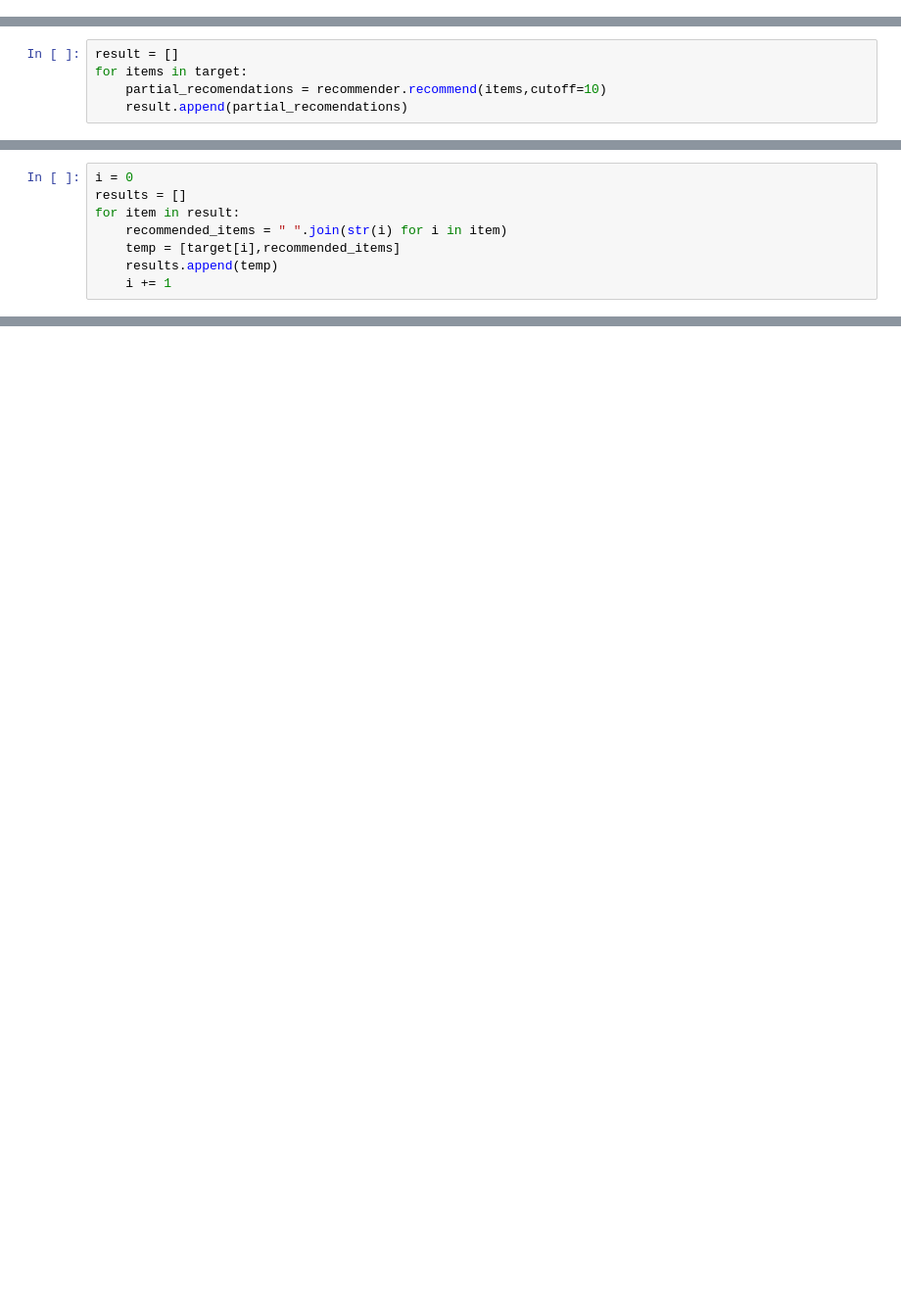
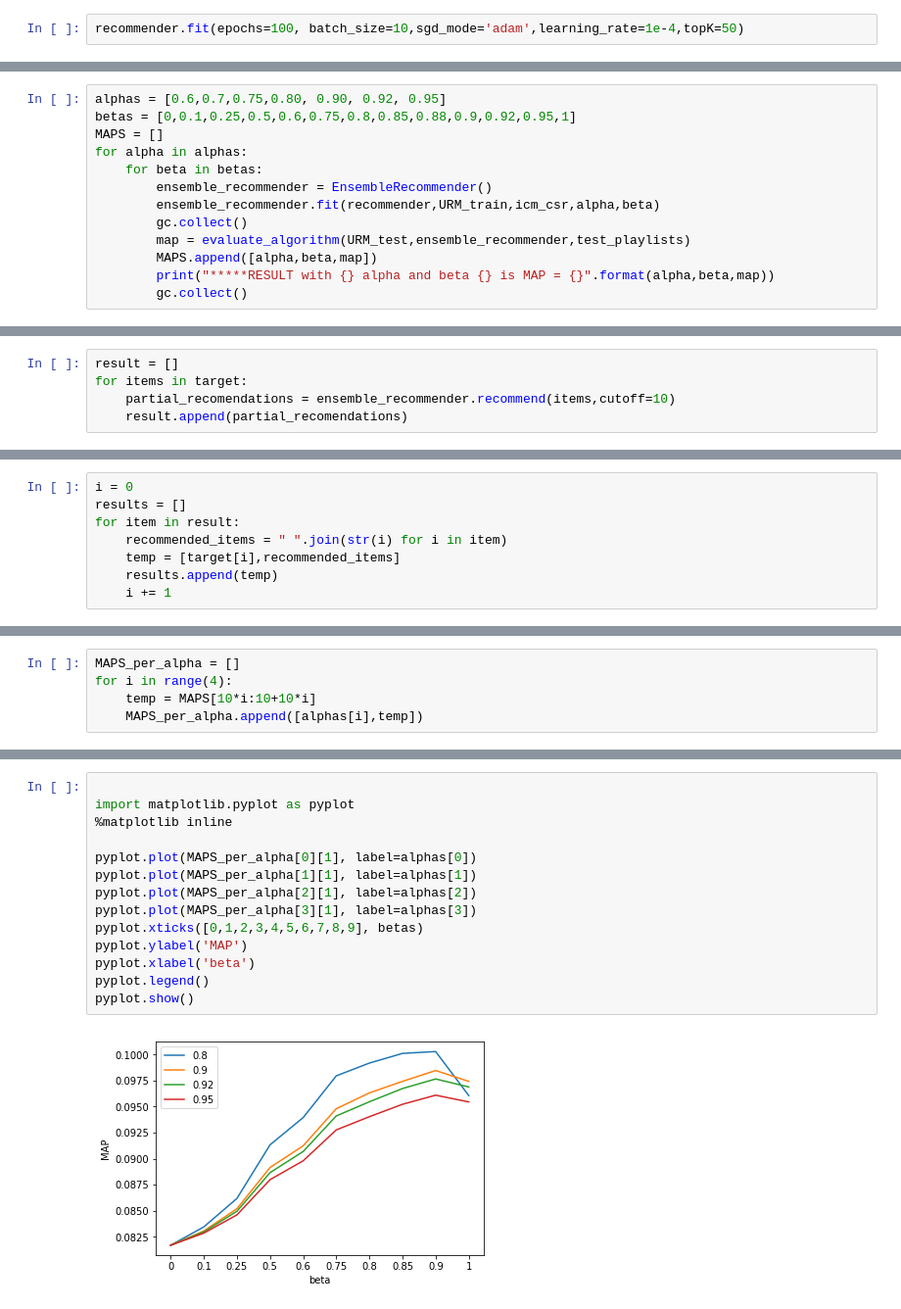
Before and after one commit to canniz/recsys, a Jupyter notebook: Notebooks/SLIM.ipynb, the cells around one changed output, grey strips where cells are left out. Shown at 98% size. Cells and saved outputs as stored; diff of their text form; blank space fills up the shorter version.

```diff
--- a/Notebooks/SLIM.ipynb
+++ b/Notebooks/SLIM.ipynb
@@ -80,0 +127,2 @@ KeyboardInterrupt:
+# %%
+recommender.fit(epochs=100, batch_size=10,sgd_mode='adam',learning_rate=1e-4,topK=50)
@@ -80,0 +279,13 @@ KeyboardInterrupt:
+# %%
+alphas = [0.6,0.7,0.75,0.80, 0.90, 0.92, 0.95]
+betas = [0,0.1,0.25,0.5,0.6,0.75,0.8,0.85,0.88,0.9,0.92,0.95,1]
+MAPS = []
+for alpha in alphas:
+    for beta in betas:
+        ensemble_recommender = EnsembleRecommender()
+        ensemble_recommender.fit(recommender,URM_train,icm_csr,alpha,beta)
+        gc.collect()
+        map = evaluate_algorithm(URM_test,ensemble_recommender,test_playlists)
+        MAPS.append([alpha,beta,map])
+        print("*****RESULT with {} alpha and beta {} is MAP = {}".format(alpha,beta,map))
+        gc.collect()
@@ -88,7 +321,7 @@ divided_target = [target[i * n:(i + 1) * n] for i in range((len(target) + n - 1)
 # %%
 result = []
 for items in target:
-    partial_recomendations = recommender.recommend(items,cutoff=10)
+    partial_recomendations = ensemble_recommender.recommend(items,cutoff=10)
     result.append(partial_recomendations)
 # %%
 result = np.array(result)
@@ -122,0 +355,5 @@ recommender.
+# %%
+MAPS_per_alpha = []
+for i in range(4):
+    temp = MAPS[10*i:10+10*i]
+    MAPS_per_alpha.append([alphas[i],temp])
@@ -122,0 +374,16 @@ recommender.
+# %%
+
+import matplotlib.pyplot as pyplot
+%matplotlib inline
+
+pyplot.plot(MAPS_per_alpha[0][1], label=alphas[0])
+pyplot.plot(MAPS_per_alpha[1][1], label=alphas[1])
+pyplot.plot(MAPS_per_alpha[2][1], label=alphas[2])
+pyplot.plot(MAPS_per_alpha[3][1], label=alphas[3])
+pyplot.xticks([0,1,2,3,4,5,6,7,8,9], betas)
+pyplot.ylabel('MAP')
+pyplot.xlabel('beta')
+pyplot.legend()
+pyplot.show()
+# %% [output]
+[figure, added]
```
Also changed, not shown: parts of 36 cells of this notebook, 9 other files.
